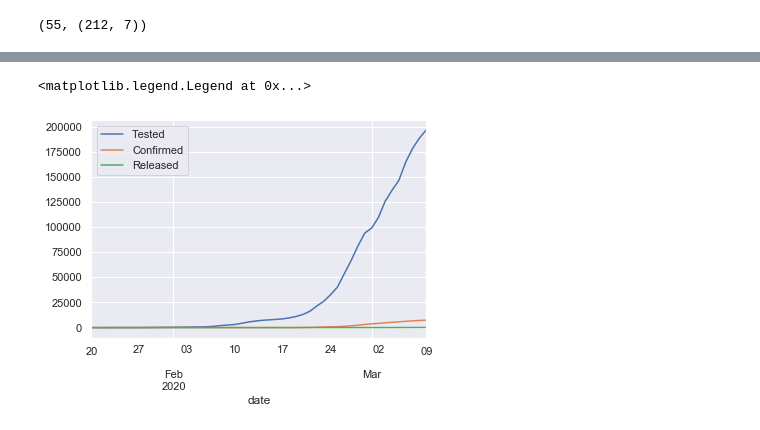
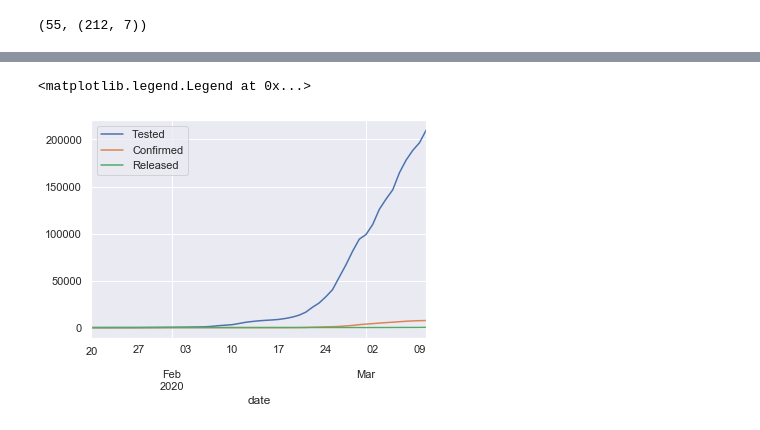
Before and after one commit to andyakrn/COVID_19, a Jupyter notebook: covid-19-SKorea.ipynb, the cells around one changed output, grey strips where cells are left out. Cells and saved outputs as stored; diff of their text form; code cells hidden in the pictures.

```diff
--- a/covid-19-SKorea.ipynb
+++ b/covid-19-SKorea.ipynb
@@ -82,10 +103,10 @@ plt.legend();
 # %%
 df_time=df_time.set_index('date')
 # %%
-df_time['acc_test'].plot(label='Tested')
-df_time['acc_confirmed'].plot(label='Confirmed')
-df_time['acc_released'].plot(label='Released')
+df_time['test'].plot(label='Tested')
+df_time['confirmed'].plot(label='Confirmed')
+df_time['released'].plot(label='Released')
 plt.legend()
 # %% [output]
 <matplotlib.legend.Legend at 0x...>
-[figure, old version]
+[figure, new version]
```
Also changed, not shown: parts of 7 cells of this notebook.
